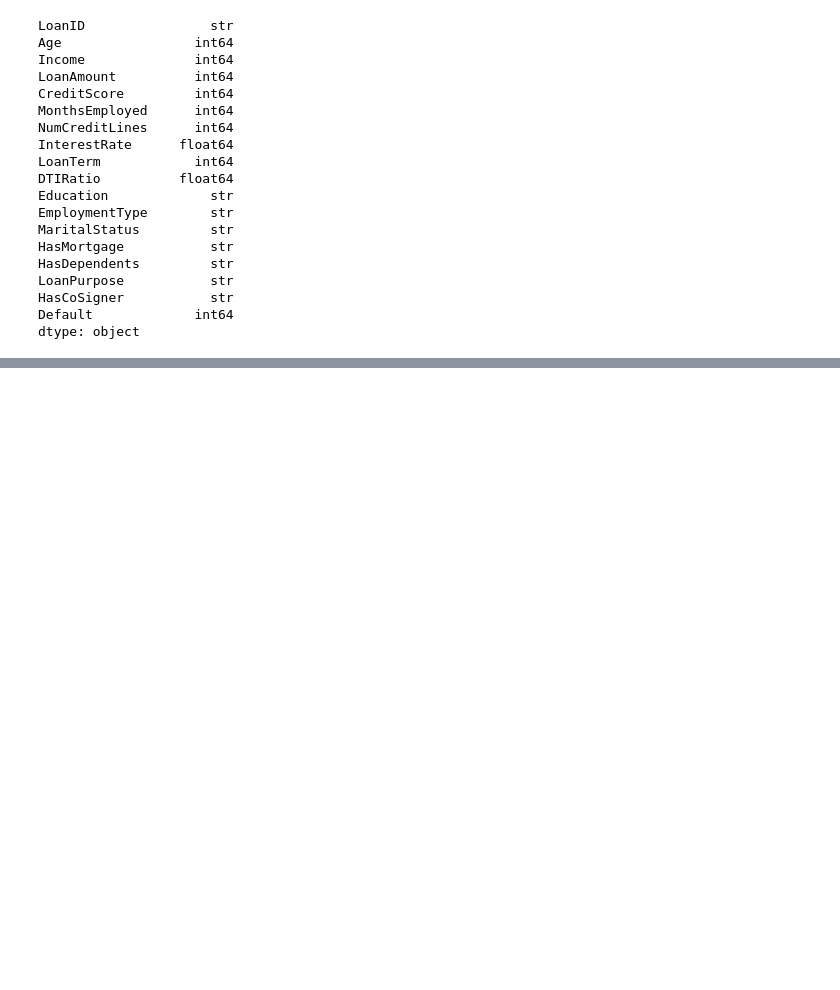
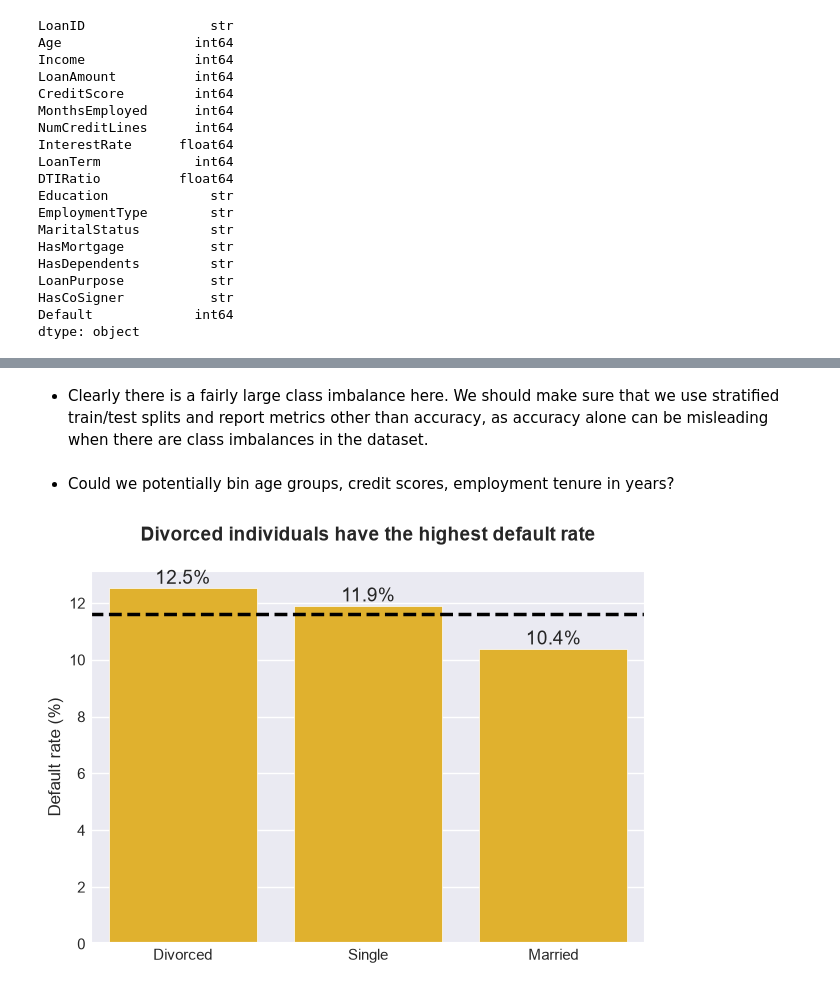
Before and after one commit to sayuri005/DS6021_Final_Project, a Jupyter notebook: Corrine/first_exploration.ipynb, the cells around one changed output, grey strips where cells are left out. Saved outputs shown, nothing was run; the diff lists cells and outputs as text; code cells hidden in the pictures; blank space fills up the shorter version.

```diff
--- a/Corrine/first_exploration.ipynb
+++ b/Corrine/first_exploration.ipynb
@@ -194,0 +198,28 @@ Default
+# %% [markdown]
+- Clearly there is a fairly large class imbalance here. We should make sure that we use stratified train/test splits and report metrics other than accuracy, as accuracy alone can be misleading when there are class imbalances in the dataset.
+# %% [markdown]
+- Could we potentially bin age groups, credit scores, employment tenure in years?
+# %%
+# messing around with different styles
+#plt.style.use("fivethirtyeight")
+#sns.set_style("whitegrid")
+#sns.set_style("darkgrid")
+#sns.set_style("ticks")
+
+# lets create a visual showing how default rates differ for different categorical variables
+default_rate_all = clean_loan_df["Default"].mean()*100 # calculate the overall default rate for the dataset as a baseline
+marital_status_rates = (clean_loan_df.groupby("MaritalStatus")["Default"].mean()*100).sort_values(ascending=False)
+
+# starting with Marital status
+ax = sns.barplot(x=marital_status_rates.index, y=marital_status_rates.values, color="#fdbf11")
+ax.bar_label(ax.containers[0], fmt="%.1f%%")
+ax.axhline(default_rate_all, color="black", linestyle="--", linewidth=2.5, label=f"Dataset average ({default_rate_all:.1f}%)")
+
+ax.set_title("Divorced individuals have the highest default rate\n", fontsize=14, fontweight="bold")
+ax.set_xlabel("")
+ax.set_ylabel("Default rate (%)", fontsize=12)
+
+plt.tight_layout()
+plt.show()
+# %% [output]
+[figure, added]
```
Also changed, not shown: parts of 9 cells of this notebook.
